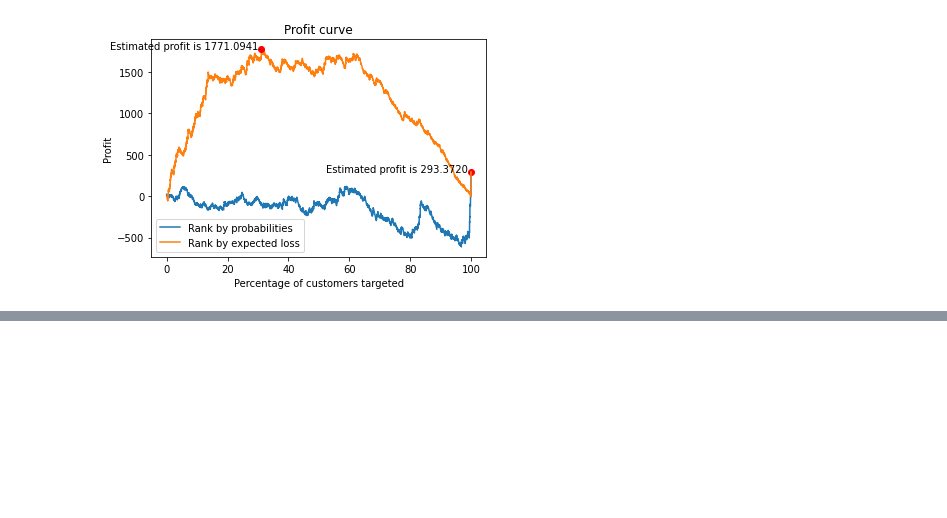
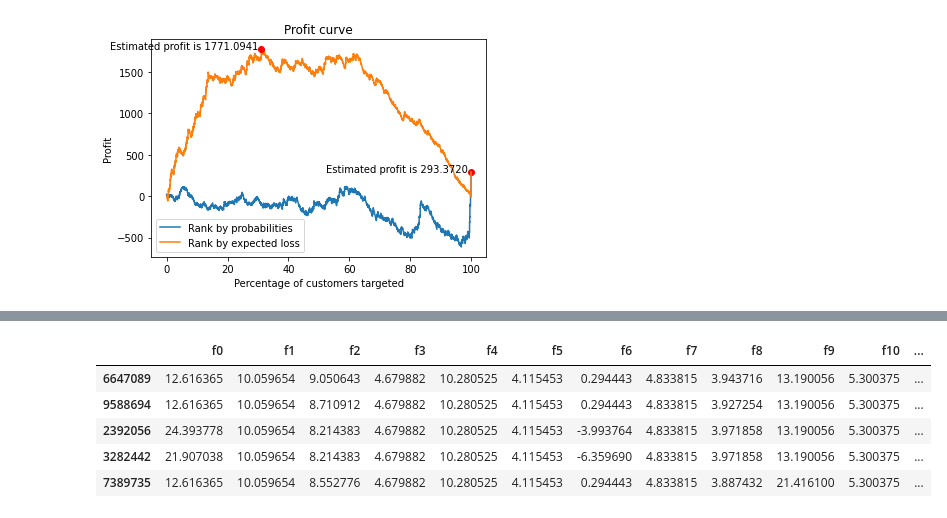
Before and after one commit to pearl-yu/foster_2022, a Jupyter notebook: Module8_Causality/Analytical_engieering.ipynb, the cells around one changed output, grey strips where cells are left out. Saved outputs shown, nothing was run; the diff lists cells and outputs as text; code cells hidden in the pictures; blank space fills up the shorter version.

```diff
--- a/Module8_Causality/Analytical_engieering.ipynb
+++ b/Module8_Causality/Analytical_engieering.ipynb
@@ -186,0 +197,12 @@ Again with a little help from the expected value framework:
+# %%
+# Load the data
+df = pd.read_csv("nookie_sample.csv",index_col=0)
+# Take a look at the data
+df.head()
+# %% [output]
+|  | f0 | f1 | f2 | f3 | f4 | f5 | f6 | f7 | f8 | f9 | f10 | ... |
+| 6647089 | 12.616365 | 10.059654 | 9.050643 | 4.679882 | 10.280525 | 4.115453 | 0.294443 | 4.833815 | 3.943716 | 13.190056 | 5.300375 | ... |
+| 9588694 | 12.616365 | 10.059654 | 8.710912 | 4.679882 | 10.280525 | 4.115453 | 0.294443 | 4.833815 | 3.927254 | 13.190056 | 5.300375 | ... |
+| 2392056 | 24.393778 | 10.059654 | 8.214383 | 4.679882 | 10.280525 | 4.115453 | -3.993764 | 4.833815 | 3.971858 | 13.190056 | 5.300375 | ... |
+| 3282442 | 21.907038 | 10.059654 | 8.214383 | 4.679882 | 10.280525 | 4.115453 | -6.359690 | 4.833815 | 3.971858 | 13.190056 | 5.300375 | ... |
+| 7389735 | 12.616365 | 10.059654 | 8.552776 | 4.679882 | 10.280525 | 4.115453 | 0.294443 | 4.833815 | 3.887432 | 21.416100 | 5.300375 | ... |
```
Also changed, not shown: parts of 15 cells of this notebook.
